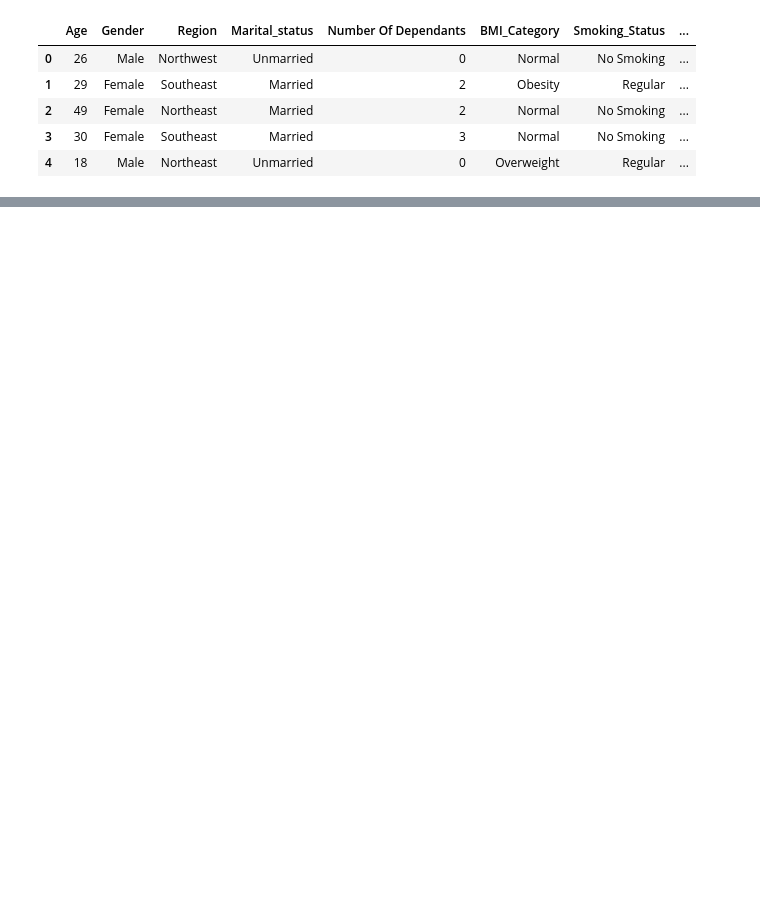
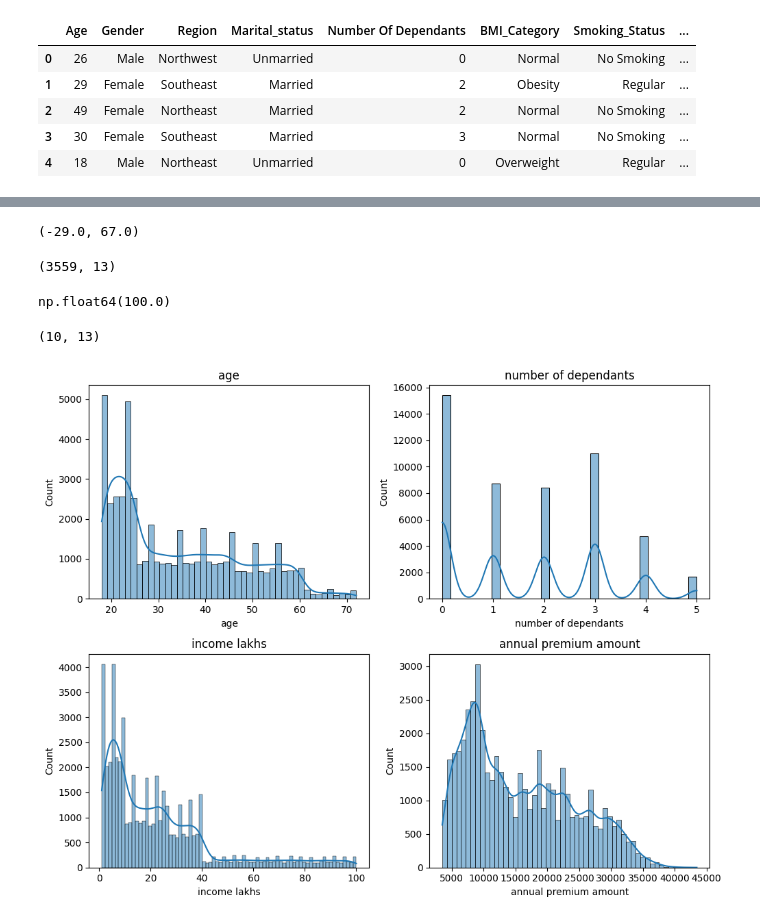
Before and after one commit to amalvj7/neural_narrative, a Jupyter notebook: 10_Projects/insurance_prediction.ipynb, the cells around one changed output, grey strips where cells are left out. Cells and saved outputs as stored; diff of their text form; code cells hidden in the pictures; blank space fills up the shorter version.

```diff
--- a/10_Projects/insurance_prediction.ipynb
+++ b/10_Projects/insurance_prediction.ipynb
@@ -96,0 +129,3 @@ df["Number Of Dependants"] = df["Number Of Dependants"].abs
+# %%
+df1  = df[df.age <100]
+df1.head()
@@ -98,0 +153,39 @@ df.describe()
+# %%
+def get_iqr_bounds(col):
+    Q1, Q3 = col.quantile([0.25, 0.75])
+    IQR = Q3-Q1
+    lower_bound = Q1 - 1.5 * IQR
+    upper_bound = Q3 + 1.5 * IQR
+    return lower_bound, upper_bound
+
+lower, upper = get_iqr_bounds(df1['income lakhs'])
+lower, upper
+# %% [output]
+(-29.0, 67.0)
+# %%
+df1[df["income lakhs"] > upper].shape
+# %% [output]
+(3559, 13)
+# %%
+quantile_thresold = df1["income lakhs"].quantile(0.999)
+quantile_thresold
+# %% [output]
+np.float64(100.0)
+# %%
+df1[df1["income lakhs"] > quantile_thresold].shape
+# %% [output]
+(10, 13)
+# %%
+df2  = df1[df1["income lakhs"] <= quantile_thresold].copy()
+# %%
+fig, axs = plt.subplots(nrows=2, ncols=2, figsize=(10, 8))  # Adjust the size as necessary
+
+for i, column in enumerate(numerical_columns):
+    ax = axs[i//2, i%2]  # Determines the position of the subplot in the grid
+    sns.histplot(df2[column], kde=True, ax=ax)
+    ax.set_title(column)
+
+plt.tight_layout()
+plt.show()
+# %% [output]
+[figure, added]
```
Also changed, not shown: parts of 41 cells of this notebook, 28 other files.
